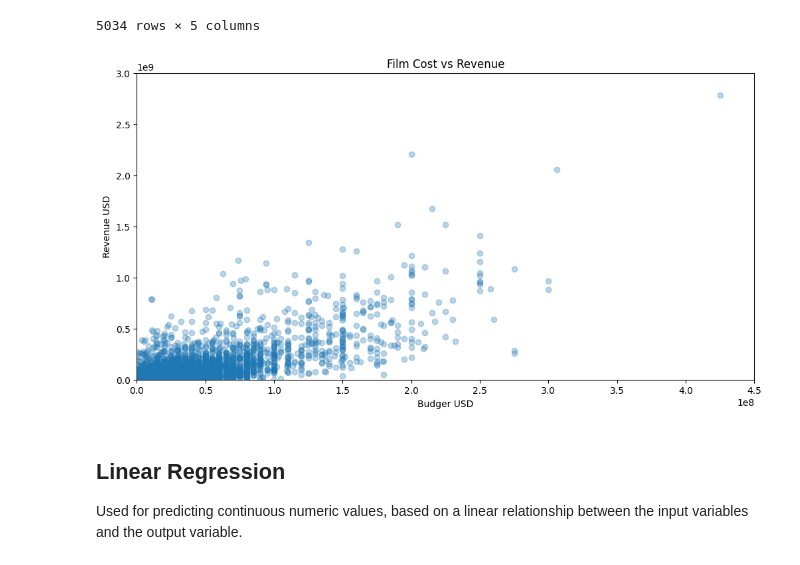
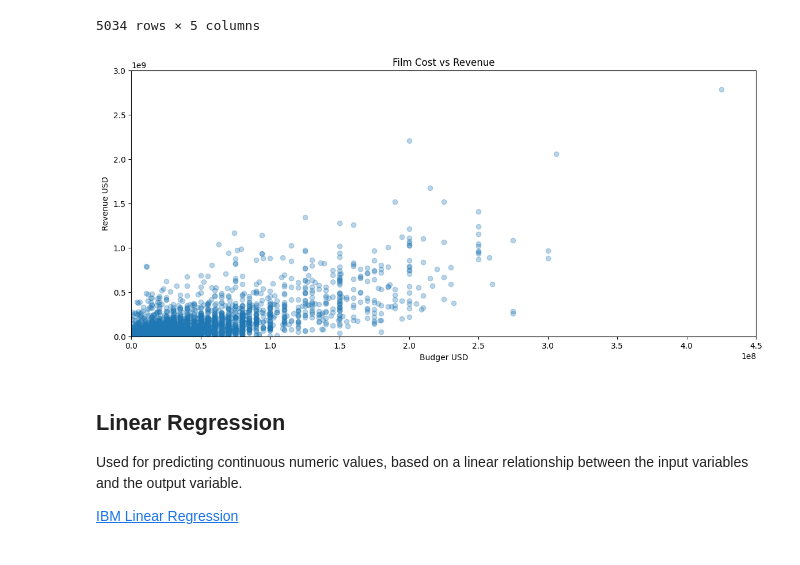
Before and after one commit to hectort88/ds_practice, a Jupyter notebook: general.ipynb, the cells around one changed output. Cells and saved outputs as stored; diff of their text form; code cells hidden in the pictures.

Commit message:
Linear Regression 1

```diff
--- a/general.ipynb
+++ b/general.ipynb
@@ -43,16 +43,18 @@ data
 x = pd.DataFrame(data, columns=['production_budget_usd'])
 y = pd.DataFrame(data, columns=['worldwide_gross_usd'])
 # %%
-plt.figure(figsize=(12, 6))
+plt.figure(figsize=(14, 6))
 plt.scatter(x, y, alpha=0.3)
 plt.title('Film Cost vs Revenue')
 plt.xlabel('Budger USD')
 plt.ylabel('Revenue USD')
 plt.xlim(0,450000000)
 plt.ylim(0,3000000000)
 plt.show()
 # %% [output]
-[figure, old version]
+[figure, new version]
 # %% [markdown]
 ## Linear Regression
 Used for predicting continuous numeric values, based on a linear relationship between the input variables and the output variable.
+
+[IBM Linear Regression](https://www.ibm.com/topics/linear-regression)
```
Also changed, not shown: 2 other files.
